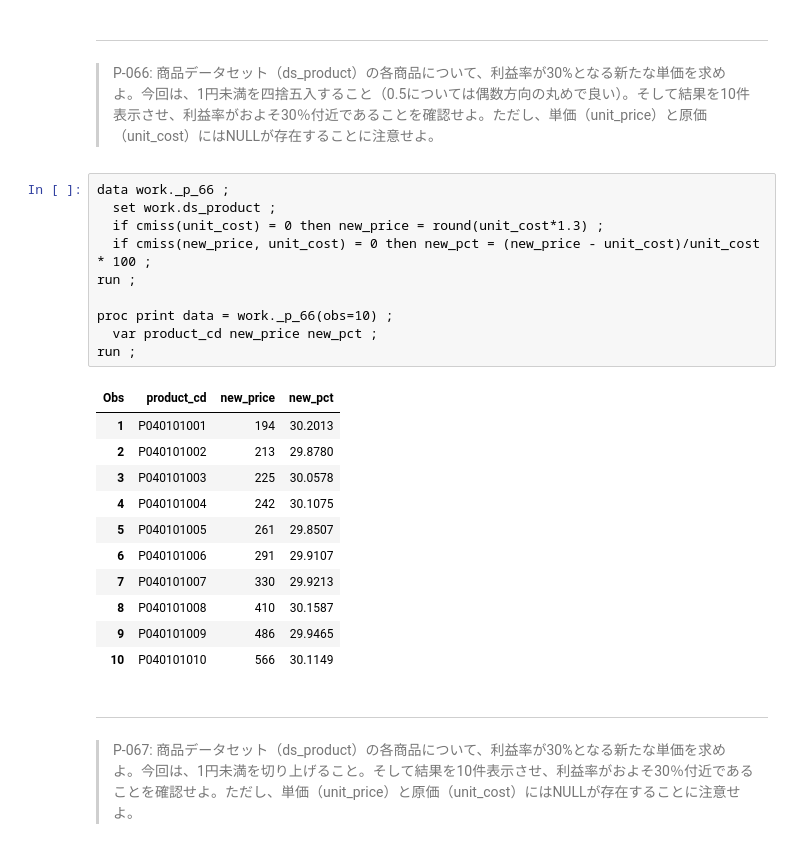
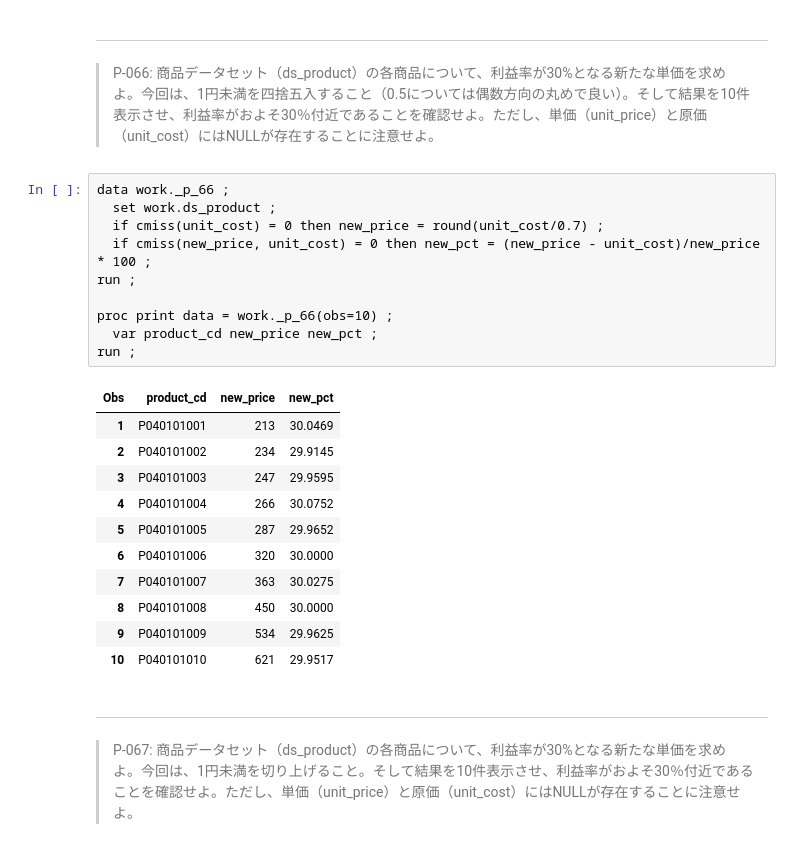
Before and after one commit to k-nkmt/sas-sample, a Jupyter notebook: 100knokcs/answer_knock_SAS.ipynb, the cells around one changed output. Saved outputs shown, nothing was run; the diff lists cells and outputs as text.

```diff
--- a/100knokcs/answer_knock_SAS.ipynb
+++ b/100knokcs/answer_knock_SAS.ipynb
@@ -1941,25 +1930,25 @@ run ;
 # %%
 data work._p_66 ;
   set work.ds_product ;
-  if cmiss(unit_cost) = 0 then new_price = round(unit_cost*1.3) ;
-  if cmiss(new_price, unit_cost) = 0 then new_pct = (new_price - unit_cost)/unit_cost * 100 ;
+  if cmiss(unit_cost) = 0 then new_price = round(unit_cost/0.7) ;
+  if cmiss(new_price, unit_cost) = 0 then new_pct = (new_price - unit_cost)/new_price * 100 ;
 run ;
 
 proc print data = work._p_66(obs=10) ;
   var product_cd new_price new_pct ;
 run ;
 # %% [output]
 | Obs | product_cd | new_price | new_pct |
-| 1 | P040101001 | 194 | 30.2013 |
-| 2 | P040101002 | 213 | 29.8780 |
-| 3 | P040101003 | 225 | 30.0578 |
-| 4 | P040101004 | 242 | 30.1075 |
-| 5 | P040101005 | 261 | 29.8507 |
-| 6 | P040101006 | 291 | 29.9107 |
-| 7 | P040101007 | 330 | 29.9213 |
-| 8 | P040101008 | 410 | 30.1587 |
-| 9 | P040101009 | 486 | 29.9465 |
-| 10 | P040101010 | 566 | 30.1149 |
+| 1 | P040101001 | 213 | 30.0469 |
+| 2 | P040101002 | 234 | 29.9145 |
+| 3 | P040101003 | 247 | 29.9595 |
+| 4 | P040101004 | 266 | 30.0752 |
+| 5 | P040101005 | 287 | 29.9652 |
+| 6 | P040101006 | 320 | 30.0000 |
+| 7 | P040101007 | 363 | 30.0275 |
+| 8 | P040101008 | 450 | 30.0000 |
+| 9 | P040101009 | 534 | 29.9625 |
+| 10 | P040101010 | 621 | 29.9517 |
 # %% [markdown]
 ---
 > P-067: 商品データセット（ds_product）の各商品について、利益率が30%となる新たな単価を求めよ。今回は、1円未満を切り上げること。そして結果を10件表示させ、利益率がおよそ30％付近であることを確認せよ。ただし、単価（unit_price）と原価（unit_cost）にはNULLが存在することに注意せよ。
```
Also changed, not shown: parts of 35 cells of this notebook, 1 other file.
